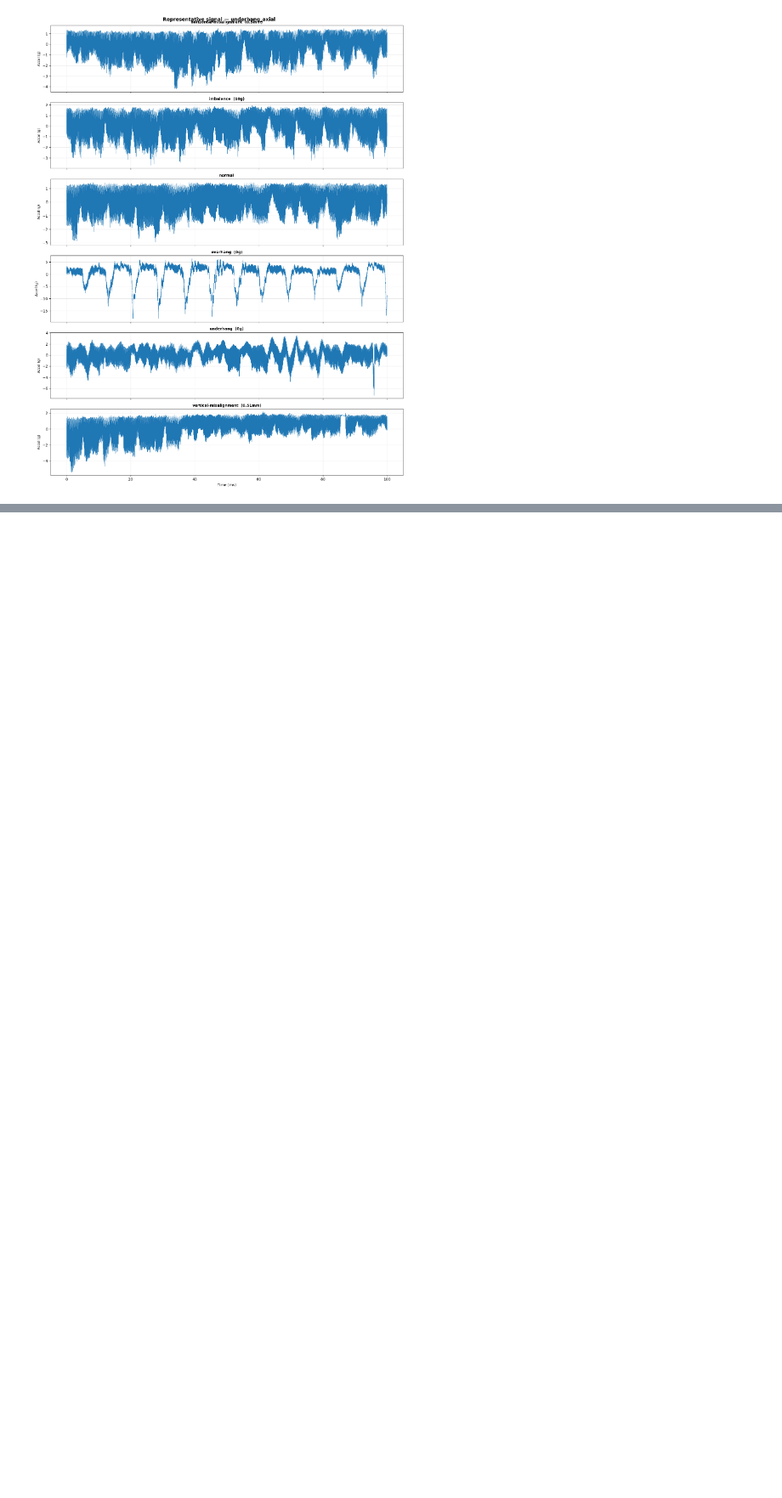
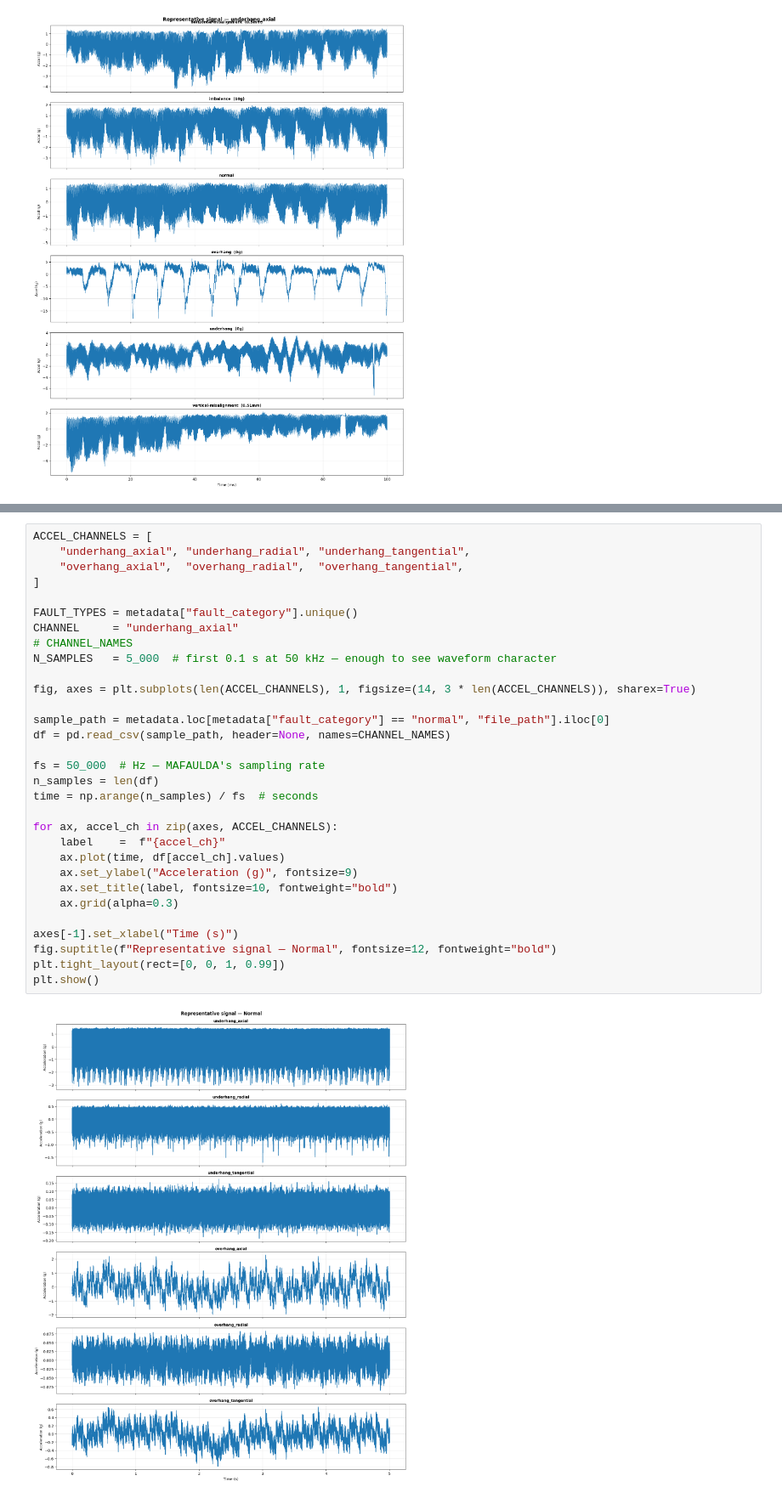
Before and after one commit to victorsillerico/fault-diagnosis-machinery, a Jupyter notebook: notebooks/phase1/01_data_overview.ipynb, the cells around one changed output, grey strips where cells are left out. Shown at 85% size. Saved outputs shown, nothing was run; the diff lists cells and outputs as text; blank space fills up the shorter version.

```diff
--- a/notebooks/phase1/01_data_overview.ipynb
+++ b/notebooks/phase1/01_data_overview.ipynb
@@ -128,0 +143,33 @@ plt.show()
+# %%
+ACCEL_CHANNELS = [
+    "underhang_axial", "underhang_radial", "underhang_tangential",
+    "overhang_axial",  "overhang_radial",  "overhang_tangential",
+]
+
+FAULT_TYPES = metadata["fault_category"].unique()
+CHANNEL     = "underhang_axial"
+# CHANNEL_NAMES
+N_SAMPLES   = 5_000  # first 0.1 s at 50 kHz — enough to see waveform character
+
+fig, axes = plt.subplots(len(ACCEL_CHANNELS), 1, figsize=(14, 3 * len(ACCEL_CHANNELS)), sharex=True)
+
+sample_path = metadata.loc[metadata["fault_category"] == "normal", "file_path"].iloc[0]
+df = pd.read_csv(sample_path, header=None, names=CHANNEL_NAMES)
+
+fs = 50_000  # Hz — MAFAULDA's sampling rate
+n_samples = len(df)
+time = np.arange(n_samples) / fs  # seconds
+
+for ax, accel_ch in zip(axes, ACCEL_CHANNELS):
+    label    =  f"{accel_ch}"
+    ax.plot(time, df[accel_ch].values)
+    ax.set_ylabel("Acceleration (g)", fontsize=9)
+    ax.set_title(label, fontsize=10, fontweight="bold")
+    ax.grid(alpha=0.3)
+
+axes[-1].set_xlabel("Time (s)")
+fig.suptitle(f"Representative signal — Normal", fontsize=12, fontweight="bold")
+plt.tight_layout(rect=[0, 0, 1, 0.99])
+plt.show()
+# %% [output]
+[figure, added]
```
Also changed, not shown: parts of 2 cells of this notebook, 2 other files.
